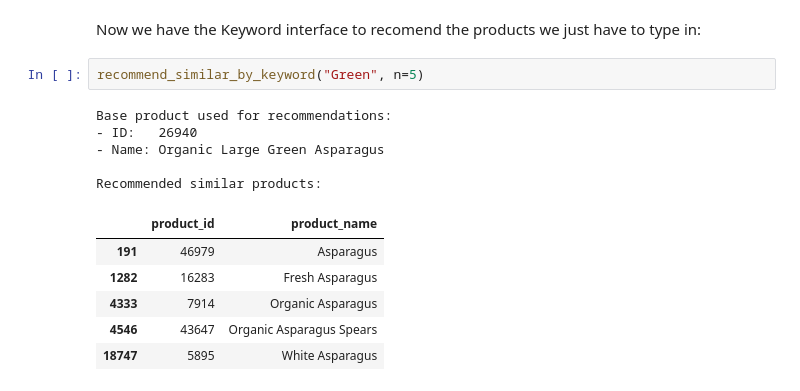
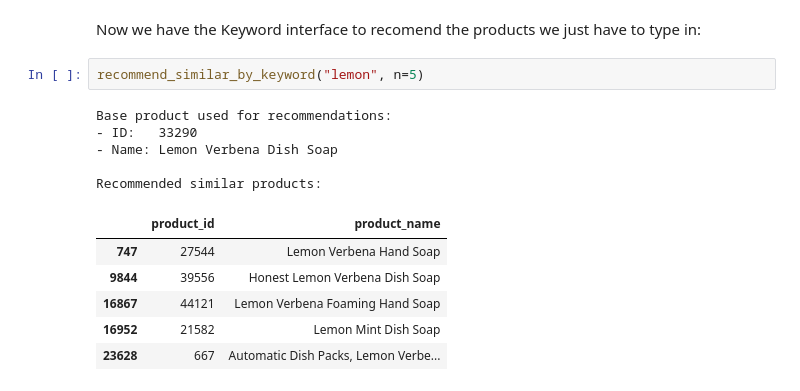
Before and after one commit to Blastronauta/CA2-Semester-2-ML-DV-integrated, a Jupyter notebook: MLBus_HDipData_CA2_KTamayo_Feb25.ipynb, the cells around one changed output. Drawn from its saved outputs; the diff is of its cells as text.

```diff
--- a/MLBus_HDipData_CA2_KTamayo_Feb25.ipynb
+++ b/MLBus_HDipData_CA2_KTamayo_Feb25.ipynb
@@ -670,16 +667,16 @@ def recommend_similar_by_keyword(keyword, n=5):
 # %% [markdown]
 Now we have the Keyword interface to recomend the products we just have to type in:
 # %%
-recommend_similar_by_keyword("Green", n=5)
+recommend_similar_by_keyword("lemon", n=5)
 # %% [output]
 Base product used for recommendations:
-- ID:   26940
-- Name: Organic Large Green Asparagus
+- ID:   33290
+- Name: Lemon Verbena Dish Soap
 
 Recommended similar products:
 |  | product_id | product_name |
-| 191 | 46979 | Asparagus |
-| 1282 | 16283 | Fresh Asparagus |
-| 4333 | 7914 | Organic Asparagus |
-| 4546 | 43647 | Organic Asparagus Spears |
-| 18747 | 5895 | White Asparagus |
+| 747 | 27544 | Lemon Verbena Hand Soap |
+| 9844 | 39556 | Honest Lemon Verbena Dish Soap |
+| 16867 | 44121 | Lemon Verbena Foaming Hand Soap |
+| 16952 | 21582 | Lemon Mint Dish Soap |
+| 23628 | 667 | Automatic Dish Packs, Lemon Verbe... |
```
Also changed, not shown: parts of 17 cells of this notebook.
